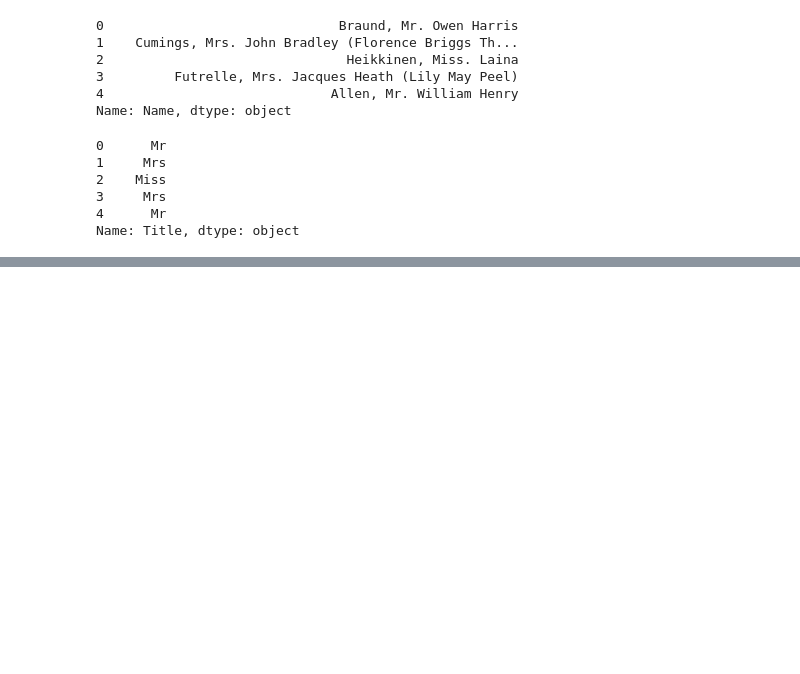
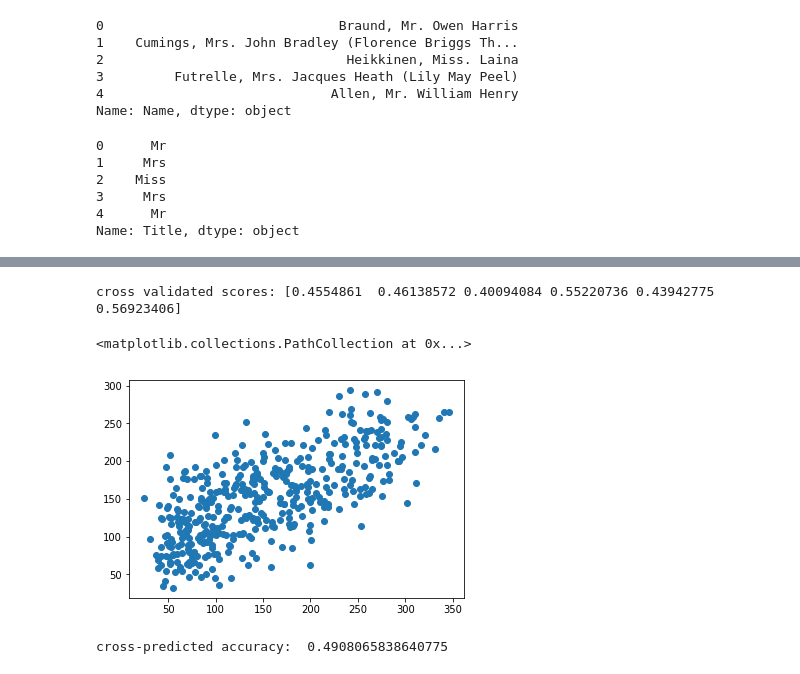
Before and after one commit to mjdacs/622_Assign2, a Jupyter notebook: eda.ipynb, the cells around one changed output, grey strips where cells are left out. Cells and saved outputs as stored; diff of their text form; code cells hidden in the pictures; blank space fills up the shorter version.

```diff
--- a/eda.ipynb
+++ b/eda.ipynb
@@ -628,0 +846,24 @@ Test1 Shape: (668, 1)
+# %%
+from sklearn.model_selection import cross_val_score, cross_val_predict
+from sklearn import metrics
+
+# 6fold cv
+scores = cross_val_score(model, df, y, cv=6)
+print('cross validated scores:', scores)
+# %% [output]
+cross validated scores: [0.4554861  0.46138572 0.40094084 0.55220736 0.43942775 0.56923406]
+# %%
+predictionscv = cross_val_predict(model, df, y, cv=6)
+plt.scatter(y, predictionscv)
+# %% [output]
+<matplotlib.collections.PathCollection at 0x...>
+[figure, added]
+# %%
+accuracy = metrics.r2_score(y, predictionscv)
+print('cross-predicted accuracy: ', accuracy)
+
+#===========================================================================================================================
+# END DIABETES AND IRIS DATA TESTING
+#===========================================================================================================================
+# %% [output]
+cross-predicted accuracy:  0.4908065838640775
```
Also changed, not shown: parts of 25 cells of this notebook, 3 other files.
